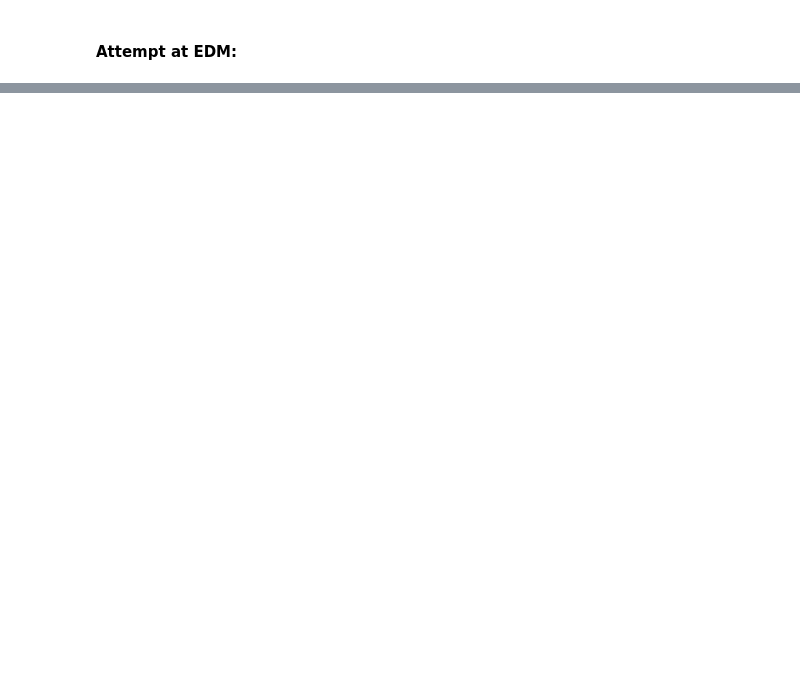
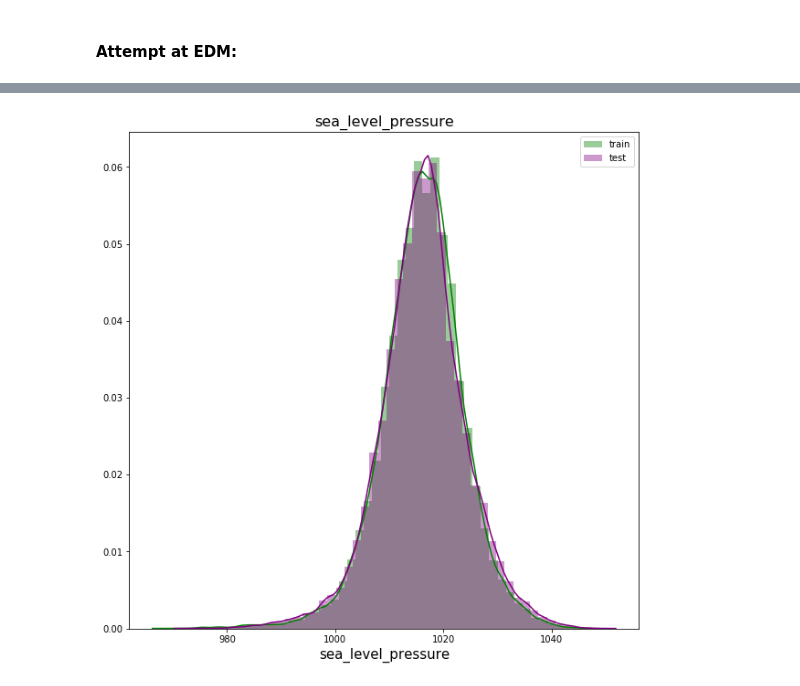
Before and after one commit to Ian-Dzindo01/ASHRAE_Great_Energy_Prediction, a Jupyter notebook: ASHRAE_Exploration.ipynb, the cells around one changed output, grey strips where cells are left out. Cells and saved outputs as stored; diff of their text form; code cells hidden in the pictures; blank space fills up the shorter version.

```diff
--- a/ASHRAE_Exploration.ipynb
+++ b/ASHRAE_Exploration.ipynb
@@ -41,0 +162,4 @@ train_df['meter_reading'].plot()
+# %%
+plot_dist_col('sea_level_pressure')
+# %% [output]
+[figure, added]
```
Also changed, not shown: parts of 24 cells of this notebook.
